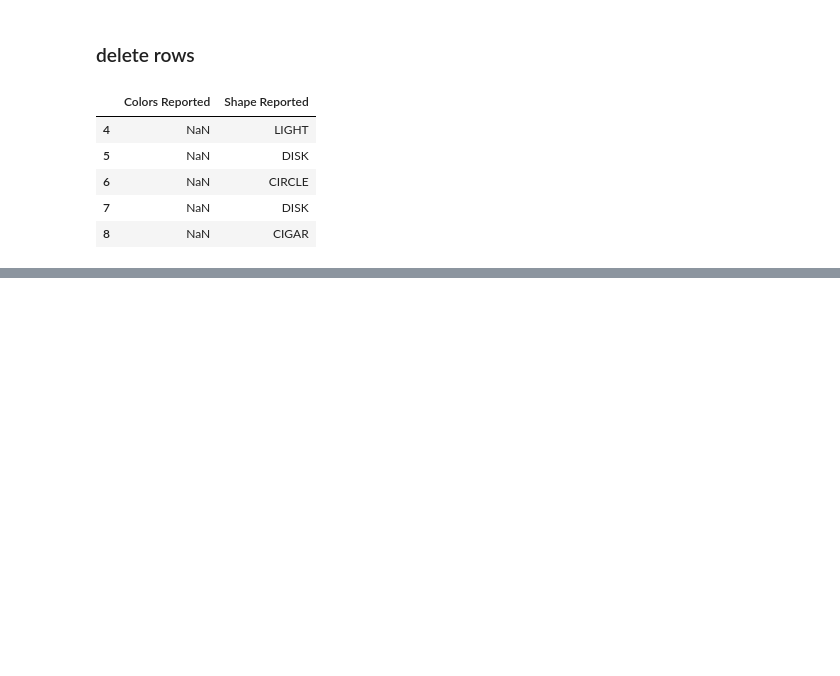
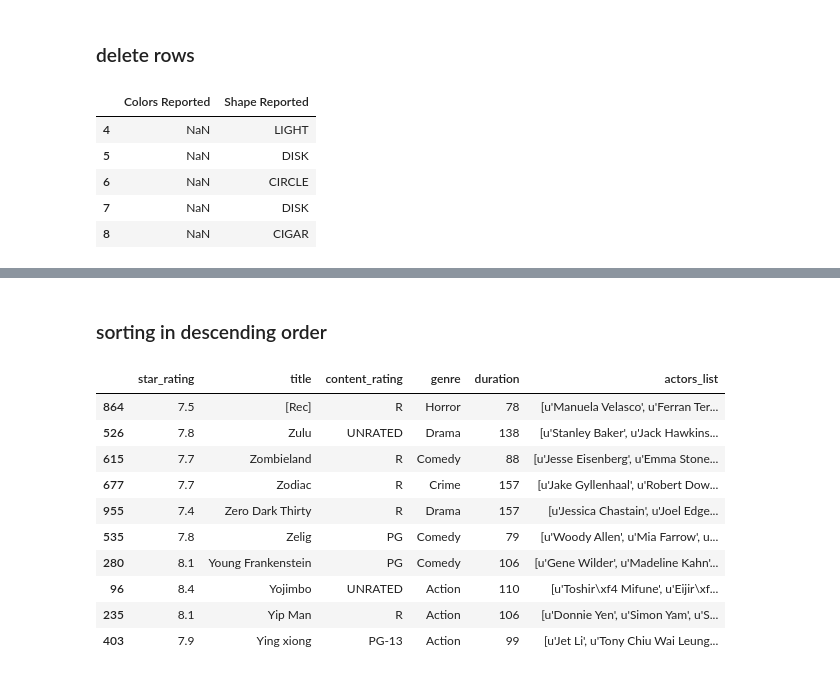
Before and after one commit to kishoresmeda/datascience, a Jupyter notebook: Pandas operations.ipynb, the cells around one changed output, grey strips where cells are left out. Cells and saved outputs as stored; diff of their text form; code cells hidden in the pictures; blank space fills up the shorter version.

```diff
--- a/Pandas operations.ipynb
+++ b/Pandas operations.ipynb
@@ -134,0 +188,17 @@ ufo_df2.head()
+# %% [markdown]
+### sorting in descending order
+# %%
+imdb_movies.sort_values('title',ascending=False).head(10)
+#to apply any sorting to a data frame, add inplace=True argument
+# %% [output]
+|  | star_rating | title | content_rating | genre | duration | actors_list |
+| 864 | 7.5 | [Rec] | R | Horror | 78 | [u'Manuela Velasco', u'Ferran Ter... |
+| 526 | 7.8 | Zulu | UNRATED | Drama | 138 | [u'Stanley Baker', u'Jack Hawkins... |
+| 615 | 7.7 | Zombieland | R | Comedy | 88 | [u'Jesse Eisenberg', u'Emma Stone... |
+| 677 | 7.7 | Zodiac | R | Crime | 157 | [u'Jake Gyllenhaal', u'Robert Dow... |
+| 955 | 7.4 | Zero Dark Thirty | R | Drama | 157 | [u'Jessica Chastain', u'Joel Edge... |
+| 535 | 7.8 | Zelig | PG | Comedy | 79 | [u'Woody Allen', u'Mia Farrow', u... |
+| 280 | 8.1 | Young Frankenstein | PG | Comedy | 106 | [u'Gene Wilder', u'Madeline Kahn'... |
+| 96 | 8.4 | Yojimbo | UNRATED | Action | 110 | [u'Toshir\xf4 Mifune', u'Eijir\xf... |
+| 235 | 8.1 | Yip Man | R | Action | 106 | [u'Donnie Yen', u'Simon Yam', u'S... |
+| 403 | 7.9 | Ying xiong | PG-13 | Action | 99 | [u'Jet Li', u'Tony Chiu Wai Leung... |
```
Also changed, not shown: parts of 11 cells of this notebook, 1 other file.
